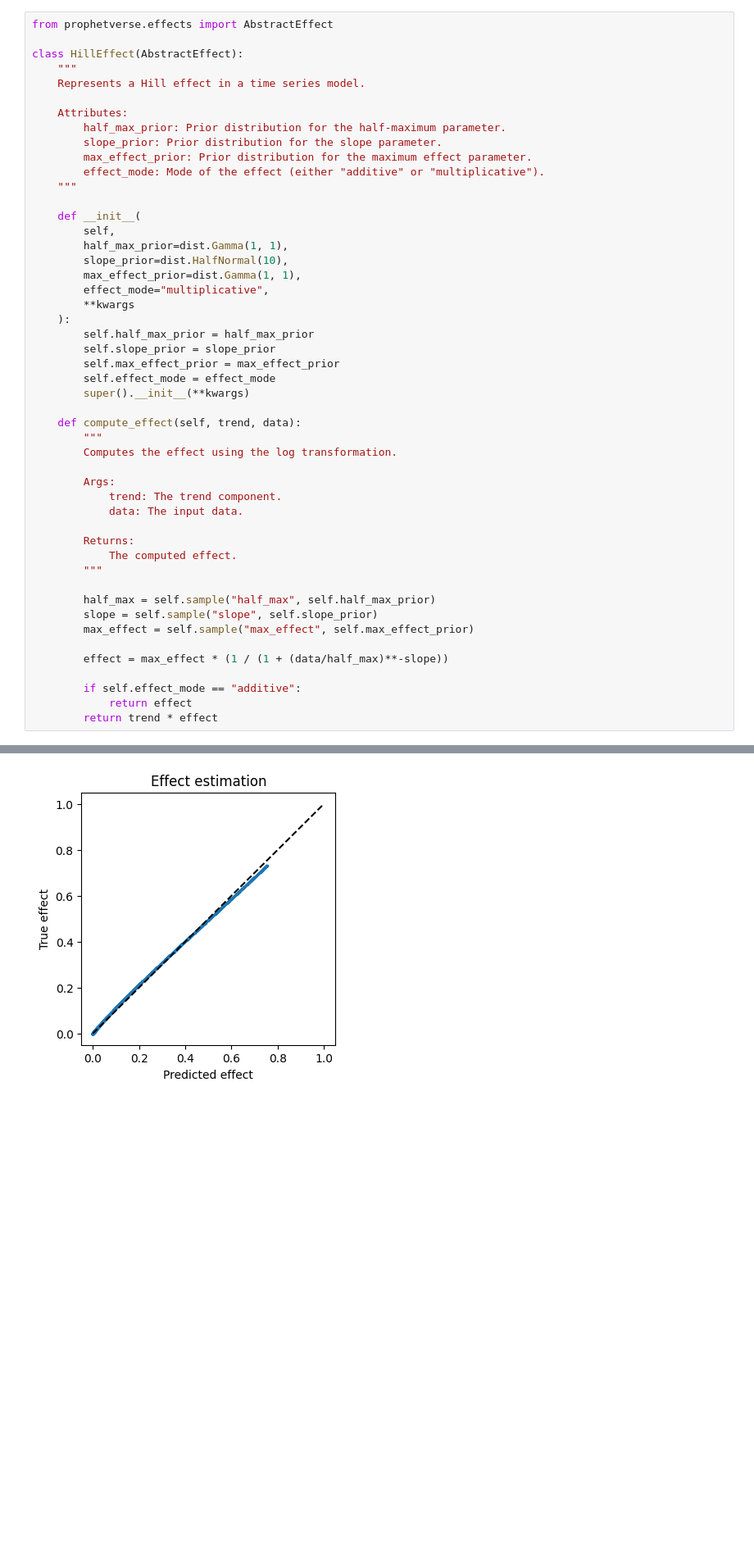
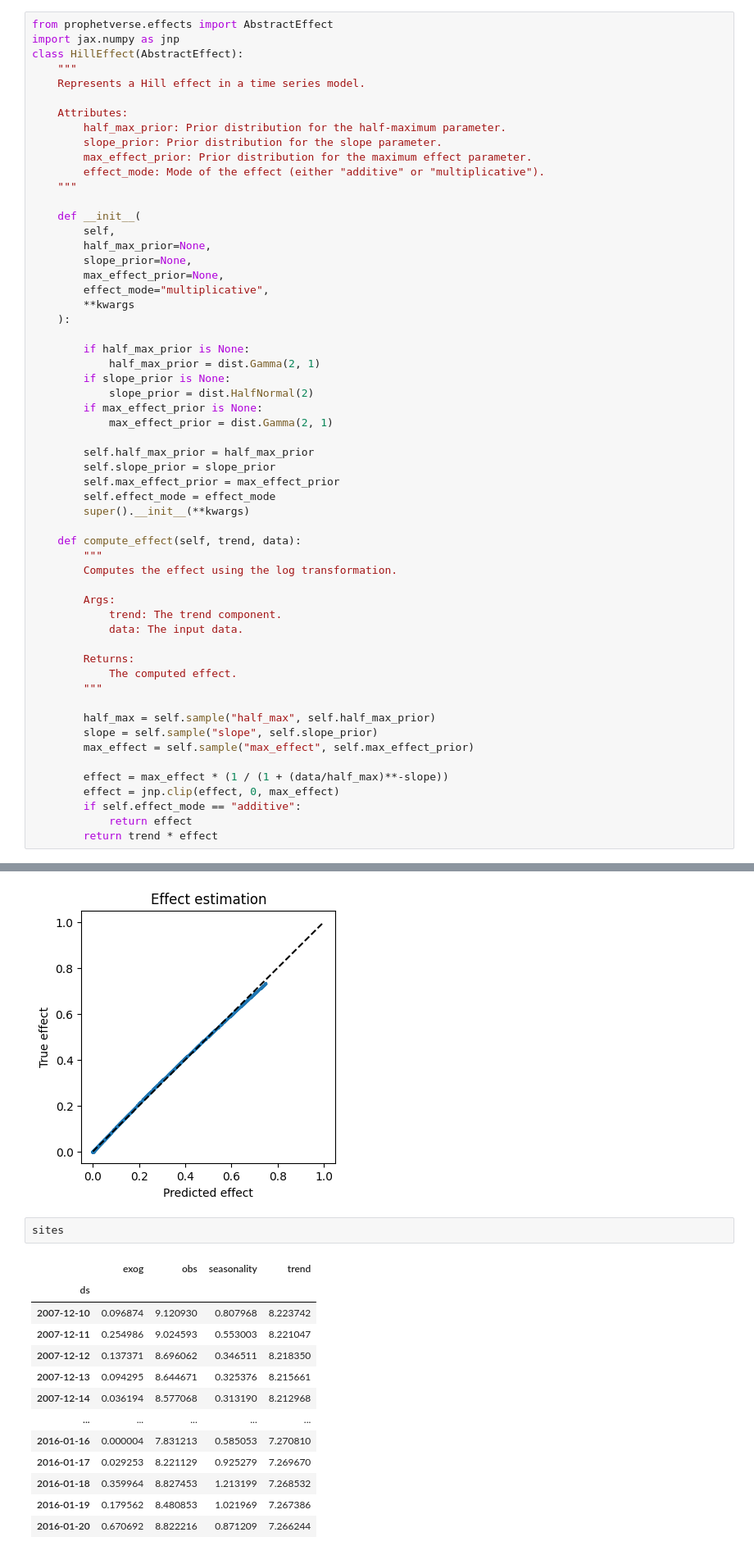
Before and after one commit to felipeangelimvieira/prophetverse, a Jupyter notebook: docs/examples/univariate.ipynb, the cells around one changed output, grey strips where cells are left out. Shown at 82% size. Cells and saved outputs as stored; diff of their text form; blank space fills up the shorter version.

```diff
--- a/docs/examples/univariate.ipynb
+++ b/docs/examples/univariate.ipynb
@@ -209,7 +210,7 @@ fig.show()
 In the last example, we used an effect that was imported from Prophetverse. You may, however, be interested in your own effects. Lets create a custom "Hill" effect, that is used in Marketing Mix Modelling applications.
 # %%
 from prophetverse.effects import AbstractEffect
-
+import jax.numpy as jnp
 class HillEffect(AbstractEffect):
     """
     Represents a Hill effect in a time series model.
@@ -223,12 +224,20 @@ class HillEffect(AbstractEffect):
 
     def __init__(
         self,
-        half_max_prior=dist.Gamma(1, 1),
-        slope_prior=dist.HalfNormal(10),
-        max_effect_prior=dist.Gamma(1, 1),
+        half_max_prior=None,
+        slope_prior=None,
+        max_effect_prior=None,
         effect_mode="multiplicative",
         **kwargs
     ):
+
+        if half_max_prior is None:
+            half_max_prior = dist.Gamma(2, 1)
+        if slope_prior is None:
+            slope_prior = dist.HalfNormal(2)
+        if max_effect_prior is None:
+            max_effect_prior = dist.Gamma(2, 1)
+
         self.half_max_prior = half_max_prior
         self.slope_prior = slope_prior
         self.max_effect_prior = max_effect_prior
@@ -252,7 +261,7 @@ class HillEffect(AbstractEffect):
         max_effect = self.sample("max_effect", self.max_effect_prior)
 
         effect = max_effect * (1 / (1 + (data/half_max)**-slope))
-
+        effect = jnp.clip(effect, 0, max_effect)
         if self.effect_mode == "additive":
             return effect
         return trend * effect
@@ -313,3 +321,19 @@ ax.set_title("Effect estimation")
 fig.show()
 # %% [output]
 [figure]
+# %%
+sites
+# %% [output]
+|  | exog | obs | seasonality | trend |
+| ds |  |  |  |  |
+| 2007-12-10 | 0.096874 | 9.120930 | 0.807968 | 8.223742 |
+| 2007-12-11 | 0.254986 | 9.024593 | 0.553003 | 8.221047 |
+| 2007-12-12 | 0.137371 | 8.696062 | 0.346511 | 8.218350 |
+| 2007-12-13 | 0.094295 | 8.644671 | 0.325376 | 8.215661 |
+| 2007-12-14 | 0.036194 | 8.577068 | 0.313190 | 8.212968 |
+| ... | ... | ... | ... | ... |
+| 2016-01-16 | 0.000004 | 7.831213 | 0.585053 | 7.270810 |
+| 2016-01-17 | 0.029253 | 8.221129 | 0.925279 | 7.269670 |
+| 2016-01-18 | 0.359964 | 8.827453 | 1.213199 | 7.268532 |
+| 2016-01-19 | 0.179562 | 8.480853 | 1.021969 | 7.267386 |
+| 2016-01-20 | 0.670692 | 8.822216 | 0.871209 | 7.266244 |
```
Also changed, not shown: parts of 10 cells of this notebook, 4 other files.
